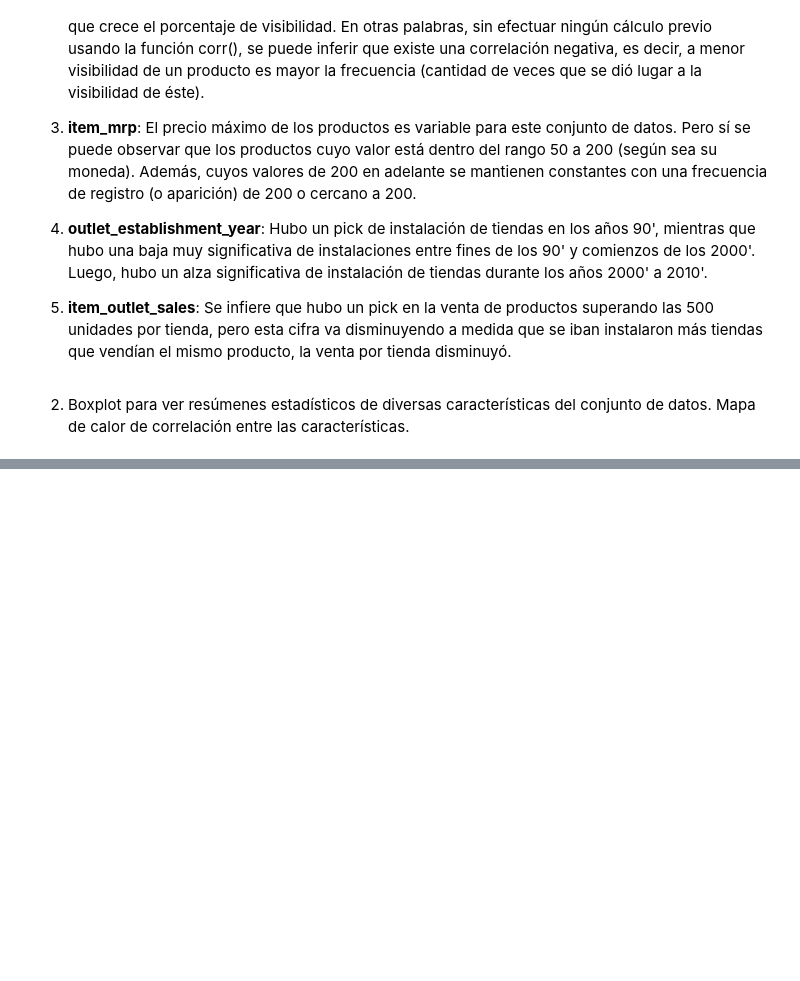
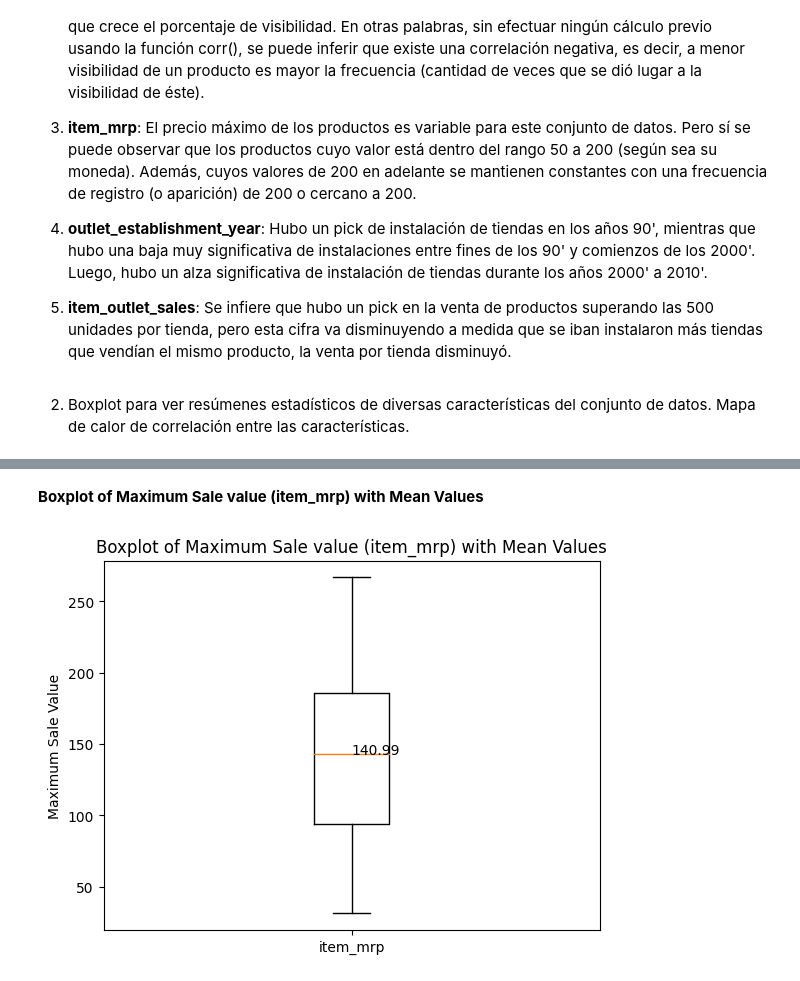
Before and after one commit to chernandezrojas1991/predicciones-de-ventas-de-alimentos, a Jupyter notebook: predicciones_de_ventas_de_alimentos.ipynb, the cells around one changed output, grey strips where cells are left out. Cells and saved outputs as stored; diff of their text form; code cells hidden in the pictures; blank space fills up the shorter version.

```diff
--- a/predicciones_de_ventas_de_alimentos.ipynb
+++ b/predicciones_de_ventas_de_alimentos.ipynb
@@ -199,0 +233,12 @@ Mapa de calor de correlación entre las características.
+# %% [markdown]
+**Boxplot of Maximum Sale value (item_mrp) with Mean Values**
+# %%
+item_mrp_mean = sales_prediction_df['item_mrp'].mean()
+plt.boxplot(sales_prediction_df['item_mrp'])
+plt.text(1, item_mrp_mean, f'{item_mrp_mean:.2f}', va='bottom')
+plt.xticks([1], ['item_mrp'])
+plt.ylabel('Maximum Sale Value')
+plt.title('Boxplot of Maximum Sale value (item_mrp) with Mean Values')
+plt.show()
+# %% [output]
+[figure, added]
```
Also changed, not shown: parts of 14 cells of this notebook.
